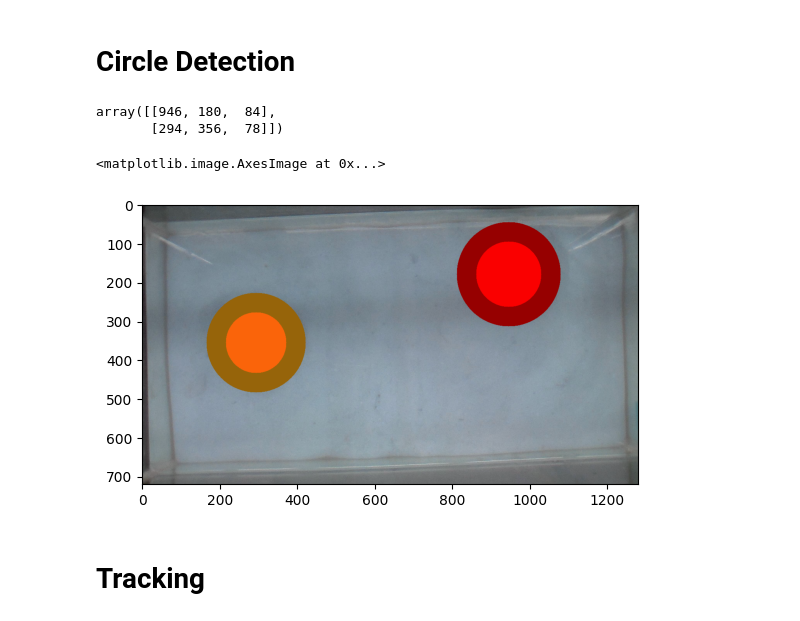
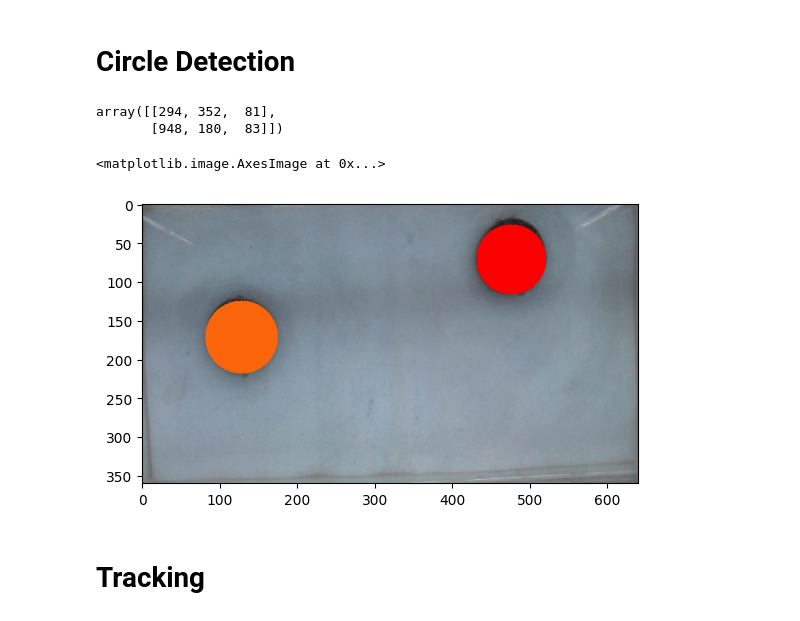
Before and after one commit to pstat197/capstone-eemb-patrick, a Jupyter notebook: scripts_scratches/working-sample/WorkingSample.ipynb, the cells around one changed output. Saved outputs shown, nothing was run; the diff lists cells and outputs as text; code cells hidden in the pictures.

```diff
--- a/scripts_scratches/working-sample/WorkingSample.ipynb
+++ b/scripts_scratches/working-sample/WorkingSample.ipynb
@@ -38,0 +6,3 @@ out.release()
+# %%
+background = bgt.BGExtraction("Video1.MP4", 0)
+plt.imshow(background)
@@ -39,21 +12,24 @@ out.release()
 # %% [markdown]
 # Circle Detection
-# %%
-# Burrow Detection
-grayBackground = cv.cvtColor(background, cv.COLOR_BGR2GRAY)
-grayBackground = cv.GaussianBlur(grayBackground, (7, 7), 0)
-
-BGCircles = ult.BurrowDetection(grayBackground)
-BGCircles
-# %% [output]
-array([[946, 180,  84],
-       [294, 356,  78]])
+# %%
+BGCircles = bgt.BurrowDetection(background, 2)
+centers = []
+radius = []
+for i in range(len(BGCircles)):
+    centers.append((BGCircles[i][0], BGCircles[i][1]))
+    radius.append(BGCircles[i][2])
+
+
+BGCircles
+# %% [output]
+array([[294, 352,  81],
+       [948, 180,  83]])
 # %%
 for i in range(len(BGCircles)):
-    cv.circle(background, (BGCircles[i][0], BGCircles[i][1]), BGCircles[i][2]+50, (150, 100*i, 10*i), -1)
+    #cv.circle(background, (BGCircles[i][0], BGCircles[i][1]), BGCircles[i][2]+50, (150, 100*i, 10*i), -1)
     cv.circle(background, (BGCircles[i][0], BGCircles[i][1]), BGCircles[i][2], (250, 100*i, 10*i), -1)
 
 plt.imshow(background)
 # %% [output]
 <matplotlib.image.AxesImage at 0x...>
-[figure, old version]
+[figure, new version]
```
Also changed, not shown: parts of 23 cells of this notebook.
